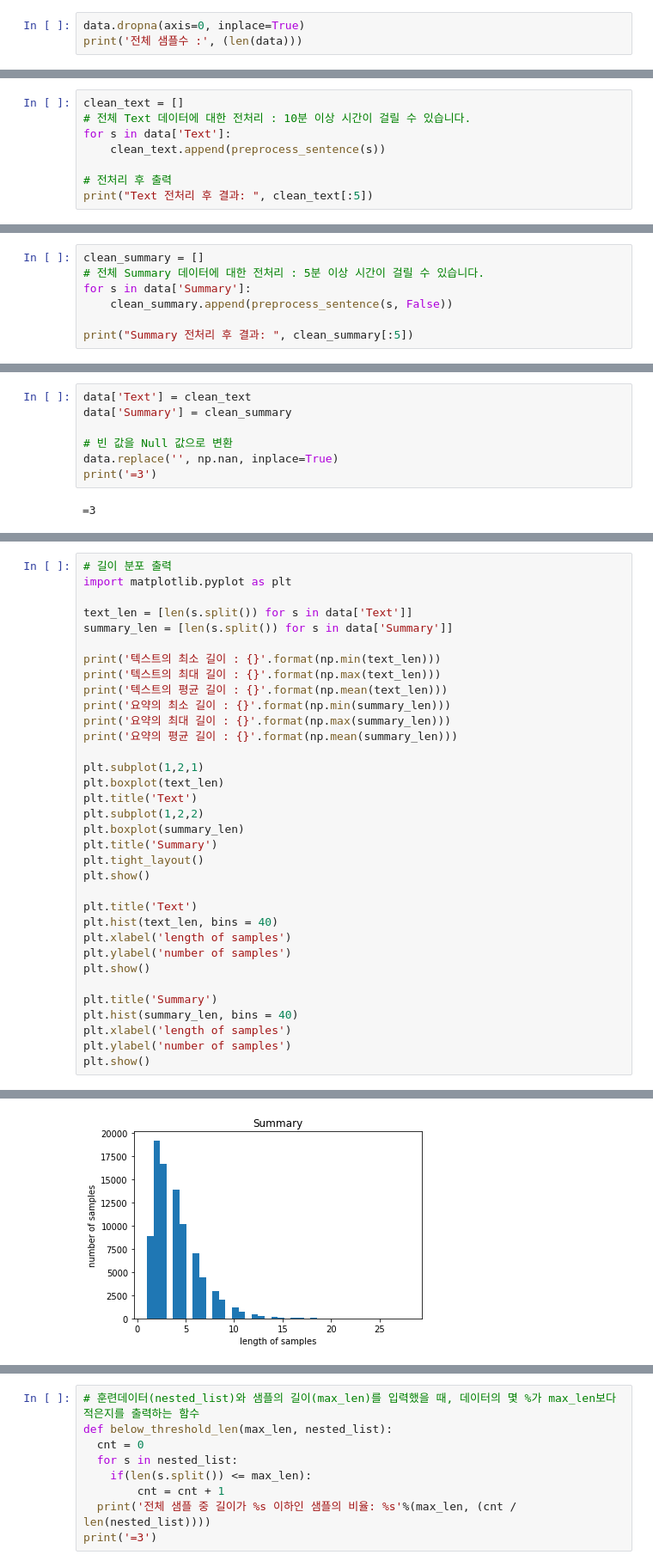
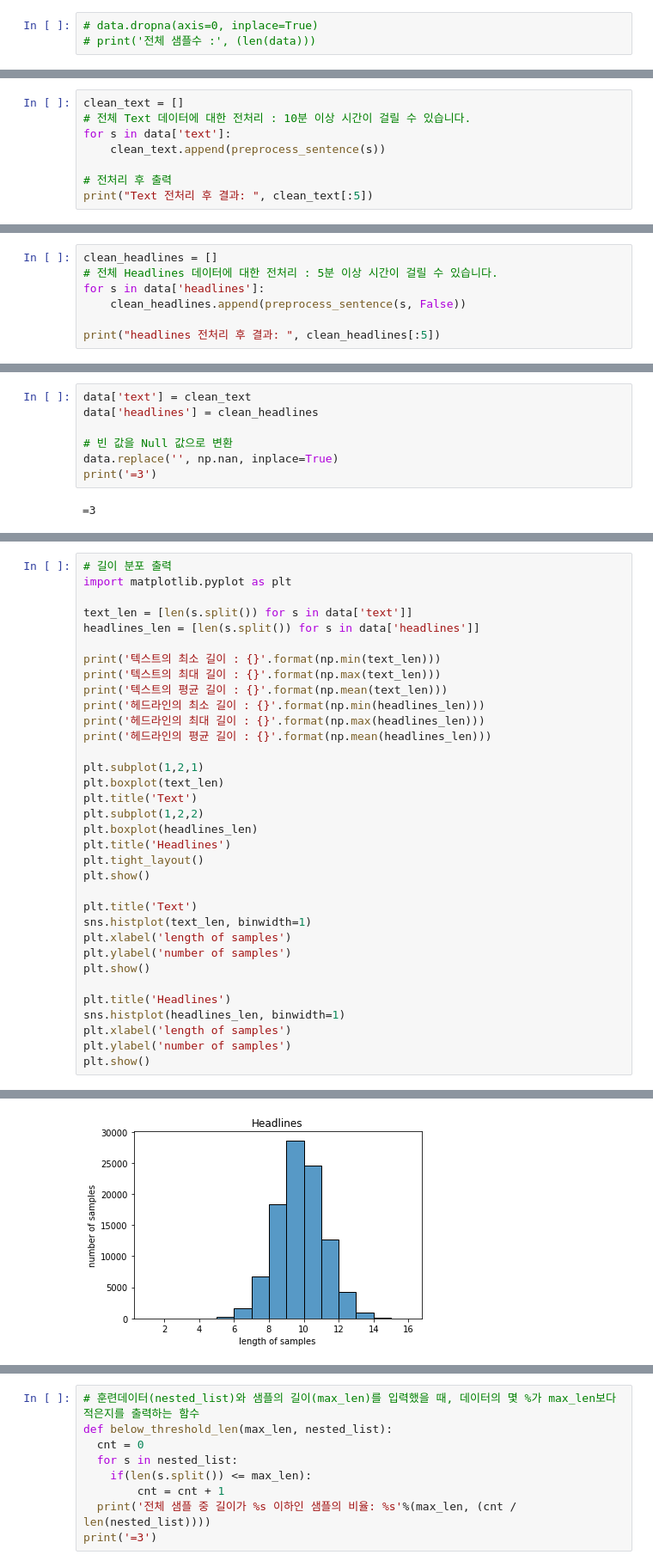
Before and after one commit to govin08/aiffel_explorations, a Jupyter notebook: [Exp-12]news_summarization.ipynb, the cells around one changed output, grey strips where cells are left out. Shown at 86% size. Drawn from its saved outputs; the diff is of its cells as text.

```diff
--- a/[Exp-12]news_summarization.ipynb
+++ b/[Exp-12]news_summarization.ipynb
@@ -127,4 +155,4 @@ Summary    1
 dtype: int64
 # %%
-data.dropna(axis=0, inplace=True)
-print('전체 샘플수 :', (len(data)))
+# data.dropna(axis=0, inplace=True)
+# print('전체 샘플수 :', (len(data)))
@@ -229,7 +250,7 @@ summary: great way to start the day
 # %%
 clean_text = []
 # 전체 Text 데이터에 대한 전처리 : 10분 이상 시간이 걸릴 수 있습니다.
-for s in data['Text']:
+for s in data['text']:
     clean_text.append(preprocess_sentence(s))
 
 # 전처리 후 출력
@@ -239,8 +260,8 @@ Text 전처리 후 결과:  ['bought several vitality canned dog food products f
 # %%
-clean_summary = []
-# 전체 Summary 데이터에 대한 전처리 : 5분 이상 시간이 걸릴 수 있습니다.
-for s in data['Summary']:
-    clean_summary.append(preprocess_sentence(s, False))
+clean_headlines = []
+# 전체 Headlines 데이터에 대한 전처리 : 5분 이상 시간이 걸릴 수 있습니다.
+for s in data['headlines']:
+    clean_headlines.append(preprocess_sentence(s, False))
 
-print("Summary 전처리 후 결과: ", clean_summary[:5])
+print("headlines 전처리 후 결과: ", clean_headlines[:5])
 # %% [output]
@@ -248,6 +279,6 @@ Summary 전처리 후 결과:  ['good quality dog food', 'not as advertised', 'd
 # %%
-data['Text'] = clean_text
-data['Summary'] = clean_summary
+data['text'] = clean_text
+data['headlines'] = clean_headlines
 
 # 빈 값을 Null 값으로 변환
 data.replace('', np.nan, inplace=True)
@@ -280,33 +311,33 @@ data.head()
 # 길이 분포 출력
 import matplotlib.pyplot as plt
 
-text_len = [len(s.split()) for s in data['Text']]
-summary_len = [len(s.split()) for s in data['Summary']]
+text_len = [len(s.split()) for s in data['text']]
+headlines_len = [len(s.split()) for s in data['headlines']]
 
 print('텍스트의 최소 길이 : {}'.format(np.min(text_len)))
 print('텍스트의 최대 길이 : {}'.format(np.max(text_len)))
 print('텍스트의 평균 길이 : {}'.format(np.mean(text_len)))
-print('요약의 최소 길이 : {}'.format(np.min(summary_len)))
-print('요약의 최대 길이 : {}'.format(np.max(summary_len)))
-print('요약의 평균 길이 : {}'.format(np.mean(summary_len)))
+print('헤드라인의 최소 길이 : {}'.format(np.min(headlines_len)))
+print('헤드라인의 최대 길이 : {}'.format(np.max(headlines_len)))
+print('헤드라인의 평균 길이 : {}'.format(np.mean(headlines_len)))
 
 plt.subplot(1,2,1)
 plt.boxplot(text_len)
 plt.title('Text')
 plt.subplot(1,2,2)
-plt.boxplot(summary_len)
-plt.title('Summary')
+plt.boxplot(headlines_len)
+plt.title('Headlines')
 plt.tight_layout()
 plt.show()
 
 plt.title('Text')
-plt.hist(text_len, bins = 40)
+sns.histplot(text_len, binwidth=1)
 plt.xlabel('length of samples')
 plt.ylabel('number of samples')
 plt.show()
 
-plt.title('Summary')
-plt.hist(summary_len, bins = 40)
+plt.title('Headlines')
+sns.histplot(headlines_len, binwidth=1)
 plt.xlabel('length of samples')
 plt.ylabel('number of samples')
 plt.show()
@@ -322,3 +353,3 @@ plt.show()
-[figure, old version]
+[figure, new version]
 # %%
 text_max_len = 50
```
Also changed, not shown: parts of 107 cells of this notebook, 1 other file.
